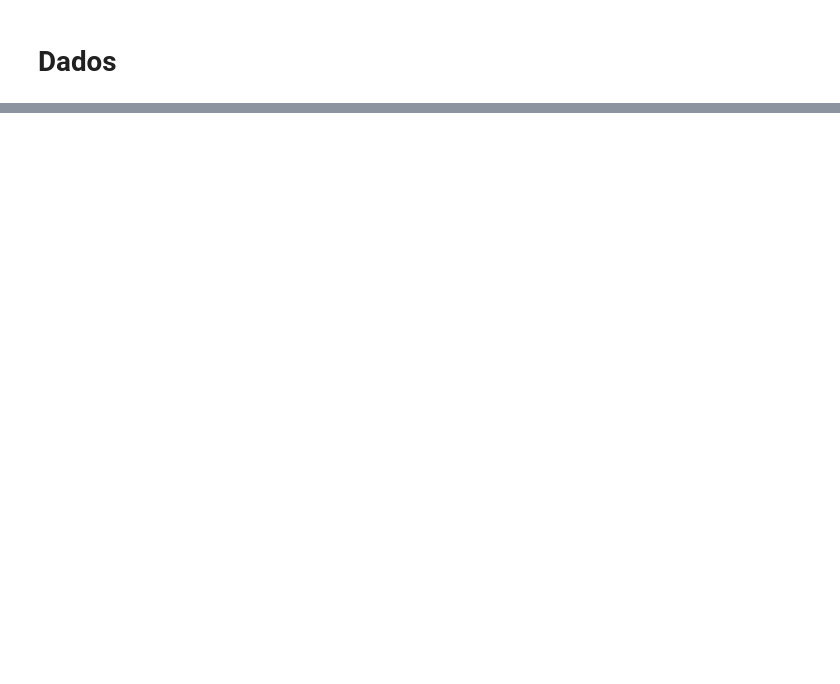
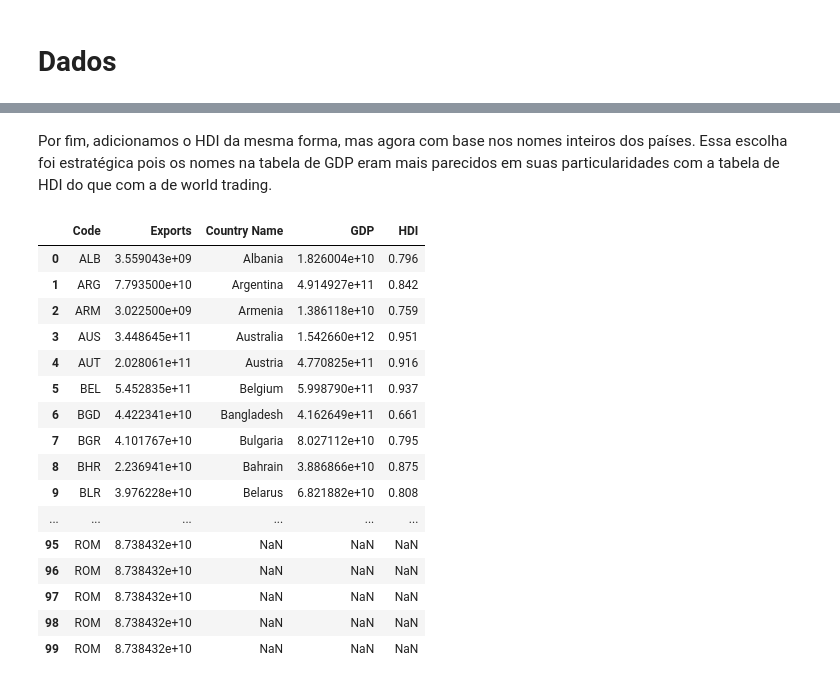
Before and after one commit to talissonmeira/WTH, a Jupyter notebook: Dados.ipynb, the cells around one changed output, grey strips where cells are left out. Drawn from its saved outputs; the diff is of its cells as text; code cells hidden in the pictures; blank space fills up the shorter version.

```diff
--- a/Dados.ipynb
+++ b/Dados.ipynb
@@ -341,0 +165,16 @@ df_final.to_csv('df_final', sep=',', encoding='latin-1', index=False)
+# %%
+#Agrupando tudo e transformando os valores trimestrais em anuais
+df_wt4=df_wt3.groupby(['Reporting Economy ISO3A Code','Indicator'],as_index=False)['Value'].sum()
+
+#Eliminando a coluna Indicator
+keep2=['Reporting Economy ISO3A Code','Value']
+df_wt4=df_wt4[keep4]
+
+#Trocando o nome da coluna Value e Reporting Economy ISO3A Code
+df_wt4=df_wt4.rename(columns={'Value':'Exports'})
+df_wt4=df_wt4.rename(columns={'Reporting Economy ISO3A Code':'Code'})
+
+#Transformando de milhão para unidade
+df_wt4['Exports'] = df_wt4['Exports'] * 1000000
+
+df_wt4.head(10)
@@ -341,0 +195,9 @@ df_final.to_csv('df_final', sep=',', encoding='latin-1', index=False)
+# %%
+keep3=['Country Name','2021','Country Code']
+df_gdp2=df_gdp[keep3]
+
+#Troca de nomes para facilitar entendimento e operações futuras
+df_gdp2.rename(columns={'2021':'GDP'},inplace=True)
+df_gdp2.rename(columns={'Country Code':'Code'},inplace=True)
+
+df_gdp2.head(10)
@@ -341,0 +285,24 @@ df_final.to_csv('df_final', sep=',', encoding='latin-1', index=False)
+# %% [markdown]
+Por fim, adicionamos o HDI da mesma forma, mas agora com base nos nomes inteiros dos países. Essa escolha foi estratégica pois os nomes na tabela de GDP eram mais parecidos em suas particularidades com a tabela de HDI do que com a de world trading.
+# %%
+df_final=pd.merge(df_wt_gdp,df_hdi2,how='left',on=['Country Name'])
+
+df_final.head(100)
+# %% [output]
+|  | Code | Exports | Country Name | GDP | HDI |
+| 0 | ALB | 3.559043e+09 | Albania | 1.826004e+10 | 0.796 |
+| 1 | ARG | 7.793500e+10 | Argentina | 4.914927e+11 | 0.842 |
+| 2 | ARM | 3.022500e+09 | Armenia | 1.386118e+10 | 0.759 |
+| 3 | AUS | 3.448645e+11 | Australia | 1.542660e+12 | 0.951 |
+| 4 | AUT | 2.028061e+11 | Austria | 4.770825e+11 | 0.916 |
+| 5 | BEL | 5.452835e+11 | Belgium | 5.998790e+11 | 0.937 |
+| 6 | BGD | 4.422341e+10 | Bangladesh | 4.162649e+11 | 0.661 |
+| 7 | BGR | 4.101767e+10 | Bulgaria | 8.027112e+10 | 0.795 |
+| 8 | BHR | 2.236941e+10 | Bahrain | 3.886866e+10 | 0.875 |
+| 9 | BLR | 3.976228e+10 | Belarus | 6.821882e+10 | 0.808 |
+| ... | ... | ... | ... | ... | ... |
+| 95 | ROM | 8.738432e+10 | NaN | NaN | NaN |
+| 96 | ROM | 8.738432e+10 | NaN | NaN | NaN |
+| 97 | ROM | 8.738432e+10 | NaN | NaN | NaN |
+| 98 | ROM | 8.738432e+10 | NaN | NaN | NaN |
+| 99 | ROM | 8.738432e+10 | NaN | NaN | NaN |
```
Also changed, not shown: parts of 58 cells of this notebook, 1 other file.
